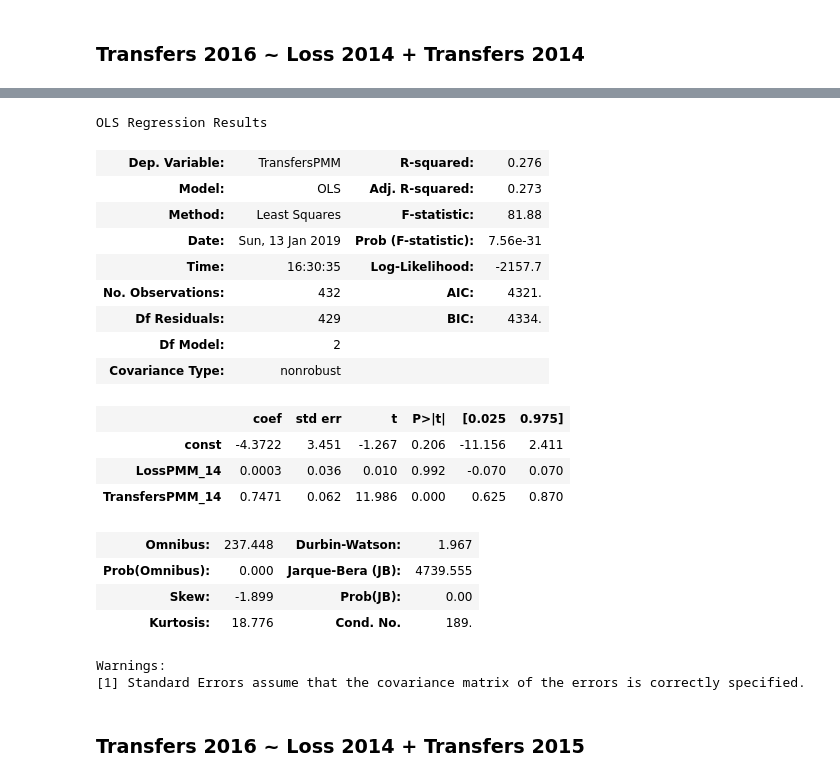
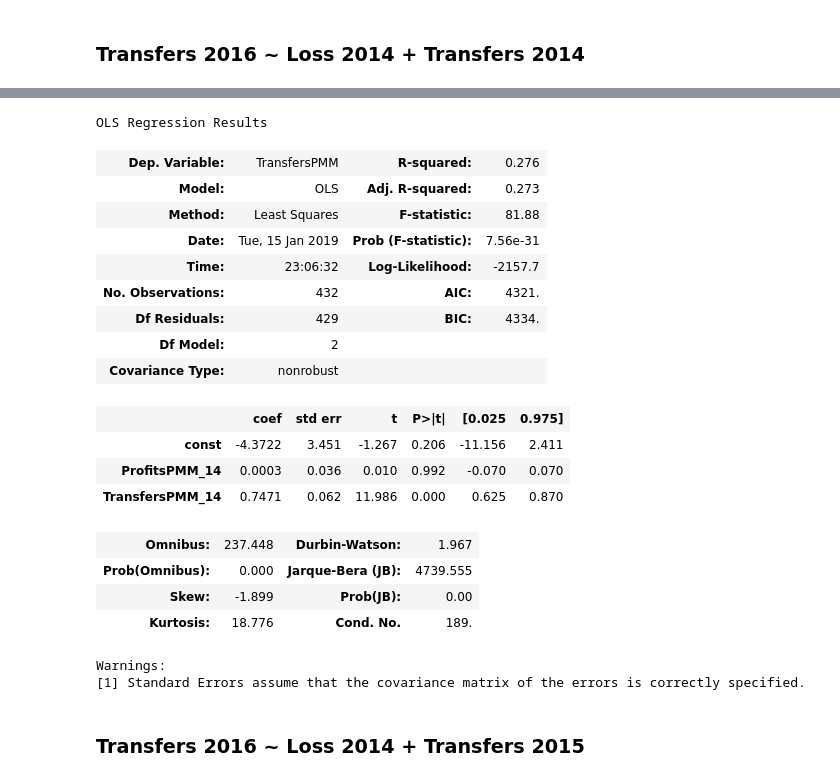
Before and after one commit to guanzgrace/risk-adjustment-model-validation, a Jupyter notebook: Validation.ipynb, the cells around one changed output, grey strips where cells are left out. Saved outputs shown, nothing was run; the diff lists cells and outputs as text; code cells hidden in the pictures.

```diff
--- a/Validation.ipynb
+++ b/Validation.ipynb
@@ -89,9 +110,11 @@ def calculate_pmm(df, df_labels, group):
     df["CostsPMM"] = abs(df[df_labels[4]] / df[df_labels[5]])
     if group == "i":
         df["ReinsurancePMM"] = df[df_labels[6]] / df[df_labels[5]]
-        df["LossPMM"] = df["PremiumsPMM"] - df["CostsPMM"] + df["TransfersPMM"] + df["ReinsurancePMM"]
+        df["ProfitsPMM"] = df["PremiumsPMM"] - df["CostsPMM"] + df["TransfersPMM"] + df["ReinsurancePMM"]
+        df["PremMinusCostsPlusReinsurancePMM"] = df["PremiumsPMM"] - df["CostsPMM"] + df["ReinsurancePMM"]
     elif group == "sg":
-        df["LossPMM"] = df["PremiumsPMM"] - df["CostsPMM"] + df["TransfersPMM"]
+        df["ProfitsPMM"] = df["PremiumsPMM"] - df["CostsPMM"] + df["TransfersPMM"]
+    df["PremMinusCostsPMM"] = df["PremiumsPMM"] - df["CostsPMM"]
     return df
 
 ind_data_14 = calculate_pmm(ind_data_14, ind_labels_14, "i")
@@ -204,8 +227,8 @@ df2
 # %%
 # INDIVIDUAL GROUP Transfers 2016 = Loss 2014 + Transfers 2014
 
-no_nulls = ind_data[['LossPMM_14', 'TransfersPMM_14', 'TransfersPMM']].dropna()
-X = no_nulls[['LossPMM_14', 'TransfersPMM_14']]
+no_nulls = ind_data[['ProfitsPMM_14', 'TransfersPMM_14', 'TransfersPMM']].dropna()
+X = no_nulls[['ProfitsPMM_14', 'TransfersPMM_14']]
 y = no_nulls['TransfersPMM']
 X = sm.add_constant(X)
 est = sm.OLS(y, X).fit()
@@ -234,26 +257,26 @@ Warnings:
 # %%
 # SMALL GROUP Transfers 2016 = Loss 2014 + Transfers 2014
 
-no_nulls = sg_data[['LossPMM_14', 'TransfersPMM_14', 'TransfersPMM']].dropna()
-X = no_nulls[['LossPMM_14', 'TransfersPMM_14']]
+no_nulls = sg_data[['ProfitsPMM_14', 'TransfersPMM_14', 'TransfersPMM']].dropna()
+X = no_nulls[['ProfitsPMM_14', 'TransfersPMM_14']]
 y = no_nulls['TransfersPMM']
 X = sm.add_constant(X)
 est = sm.OLS(y, X).fit()
 est.summary()
 # %% [output]
 OLS Regression Results
 | Dep. Variable: | TransfersPMM | R-squared: | 0.276 |
 | Model: | OLS | Adj. R-squared: | 0.273 |
 | Method: | Least Squares | F-statistic: | 81.88 |
-| Date: | Sun, 13 Jan 2019 | Prob (F-statistic): | 7.56e-31 |
-| Time: | 16:30:35 | Log-Likelihood: | -2157.7 |
+| Date: | Tue, 15 Jan 2019 | Prob (F-statistic): | 7.56e-31 |
+| Time: | 23:06:32 | Log-Likelihood: | -2157.7 |
 | No. Observations: | 432 | AIC: | 4321. |
 | Df Residuals: | 429 | BIC: | 4334. |
 | Df Model: | 2 |  |  |
 | Covariance Type: | nonrobust |  |  |
 |  | coef | std err | t | P>|t| | [0.025 | 0.975] |
 | const | -4.3722 | 3.451 | -1.267 | 0.206 | -11.156 | 2.411 |
-| LossPMM_14 | 0.0003 | 0.036 | 0.010 | 0.992 | -0.070 | 0.070 |
+| ProfitsPMM_14 | 0.0003 | 0.036 | 0.010 | 0.992 | -0.070 | 0.070 |
 | TransfersPMM_14 | 0.7471 | 0.062 | 11.986 | 0.000 | 0.625 | 0.870 |
 | Omnibus: | 237.448 | Durbin-Watson: | 1.967 |
 | Prob(Omnibus): | 0.000 | Jarque-Bera (JB): | 4739.555 |
```
Also changed, not shown: parts of 42 cells of this notebook.
